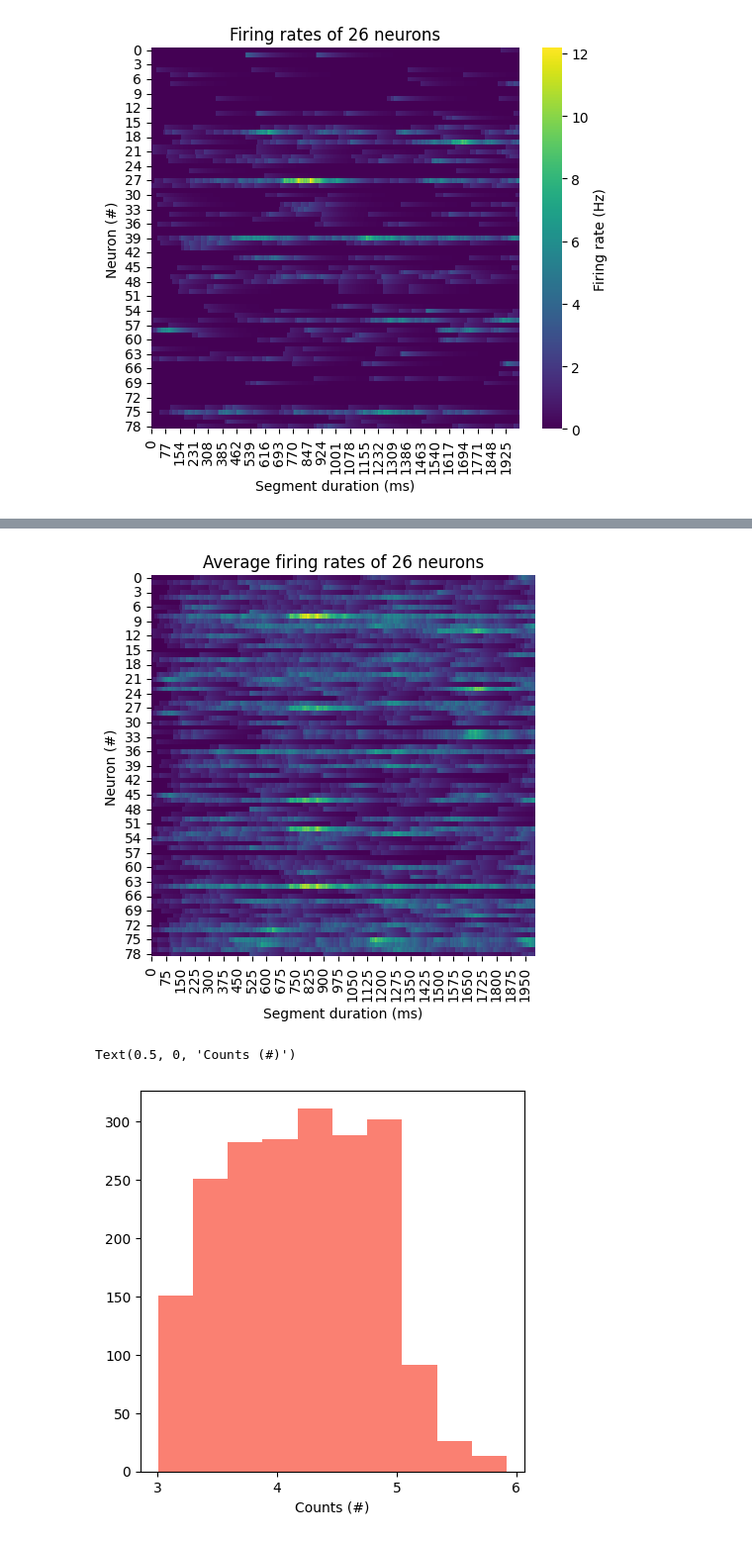
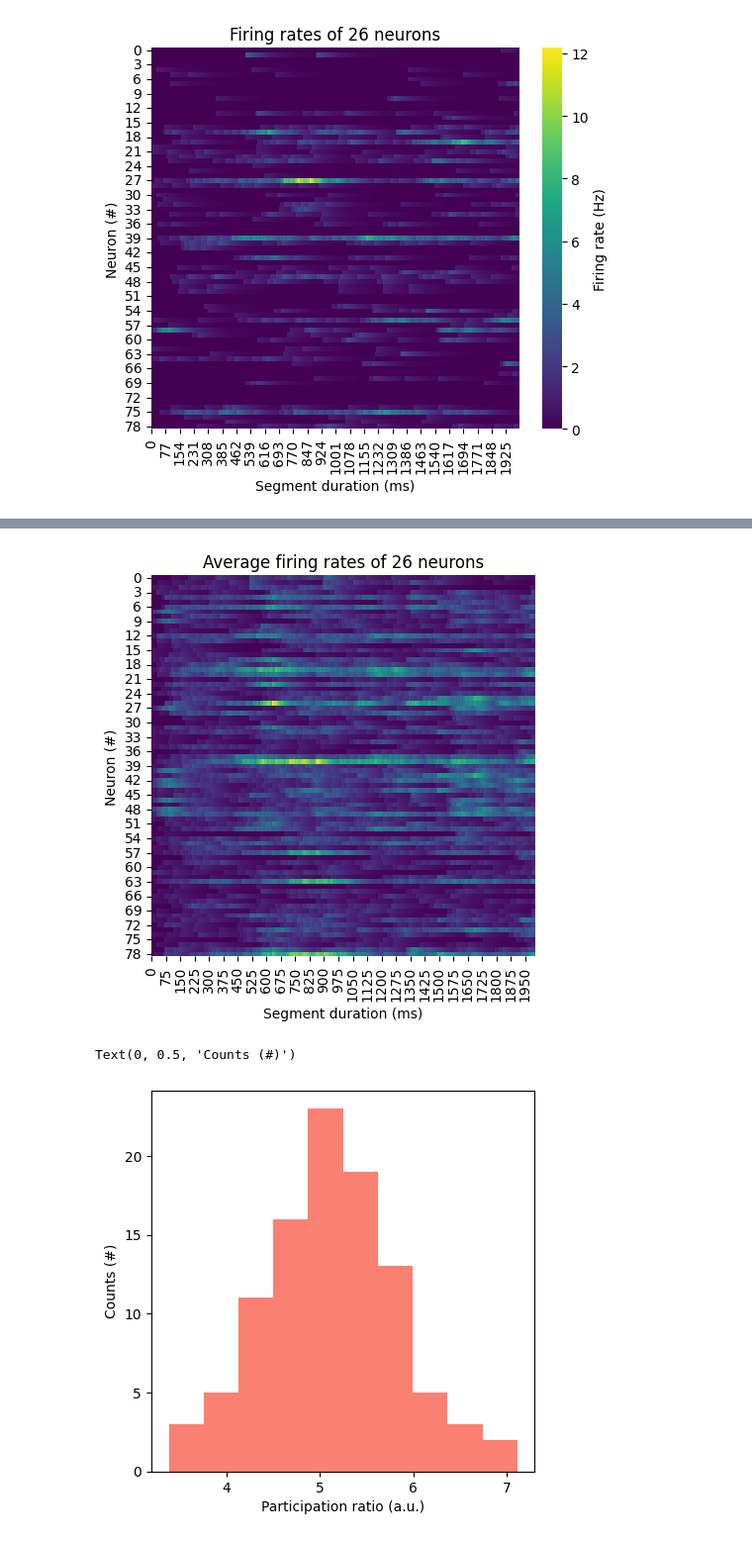
Before and after one commit to lfernandof/lfp_signals_analysis, a Jupyter notebook: participation_ratio_analysis.ipynb, the cells around one changed output, grey strips where cells are left out. Shown at 99% size. Drawn from its saved outputs; the diff is of its cells as text; code cells hidden in the pictures.

Commit message:
finished the elements needed to build supplementary figures 1 and 2

```diff
--- a/participation_ratio_analysis.ipynb
+++ b/participation_ratio_analysis.ipynb
@@ -892,5 +891,5 @@ for matrix in testandooo:
 # %%
-avg_test = np.mean(testandooo,axis=0)
+avg_test = np.mean(shuffled_rates,axis=0)
 
 fig, ax = plt.subplots(figsize=(5, 5))
 
@@ -903,17 +902,18 @@ ax.set_xlabel('Segment duration (ms)')
 ax.set_ylabel('Neuron (#)')
 plt.show()
 # %% [output]
-[figure, old version]
+[figure, new version]
 # %%
+# Just a (somewhat) random histogram; it does not mean anything specifically but its values are similar to distributions prior
 fig_hist,hist_ax = plt.subplots(figsize=(5,5))
 
-hist_ax.hist(avg_test[0,:]+np.random.uniform(low=3,high=5,size=len(avg_test[0,:])),color='salmon')
+hist_ax.hist(pr_dists[0]+np.random.uniform(low=0,high=2,size=len(pr_dists[0])),color='salmon')
 
 #force ticks to be integers
 from matplotlib.ticker import MaxNLocator
 hist_ax.xaxis.set_major_locator(MaxNLocator(integer=True))
 hist_ax.set_xlabel('Participation ratio (a.u.)')
-hist_ax.set_xlabel('Counts (#)')
+hist_ax.set_ylabel('Counts (#)')
 # %% [output]
-Text(0.5, 0, 'Counts (#)')
+Text(0, 0.5, 'Counts (#)')
-[figure, old version]
+[figure, new version]
```
Also changed, not shown: parts of 2 cells of this notebook.
